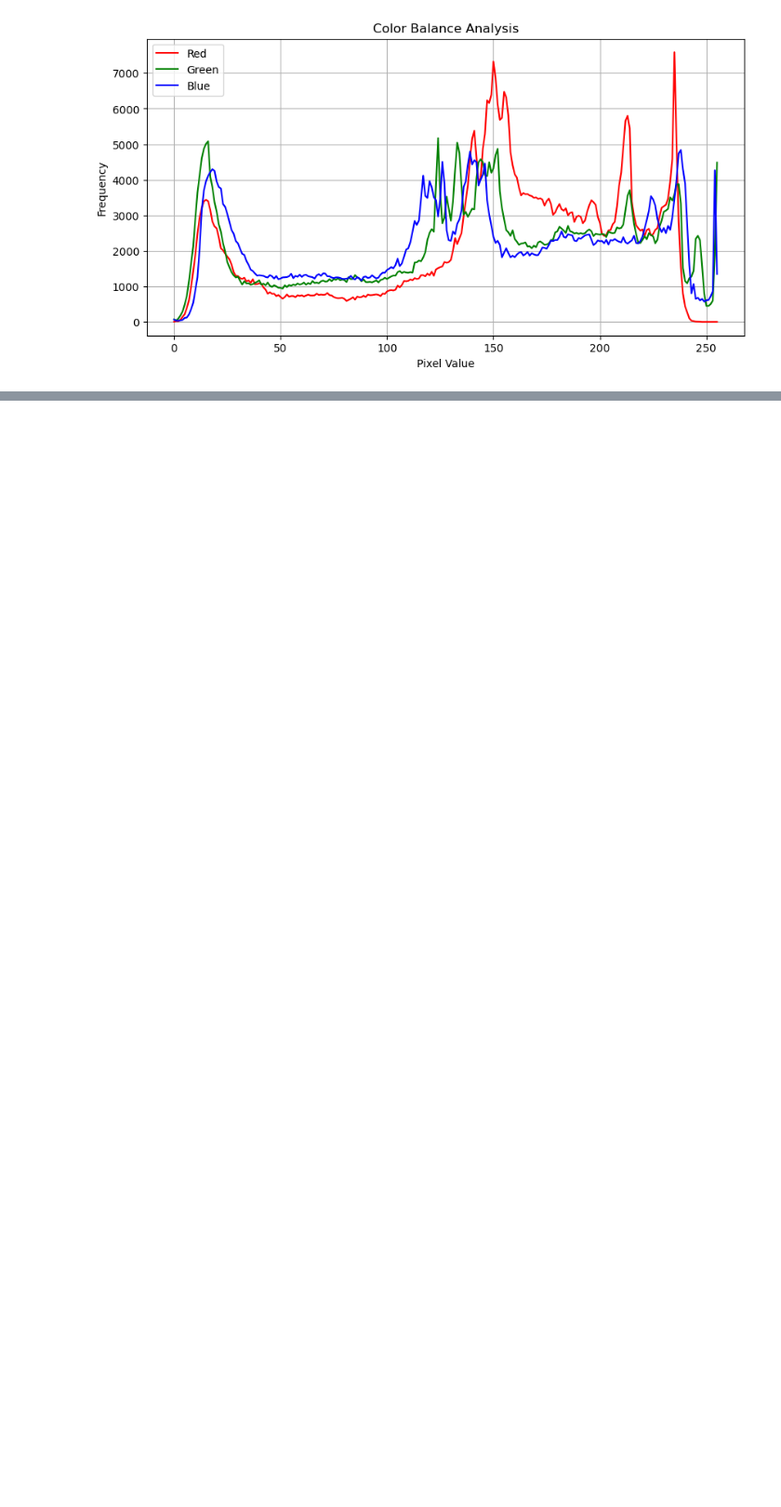
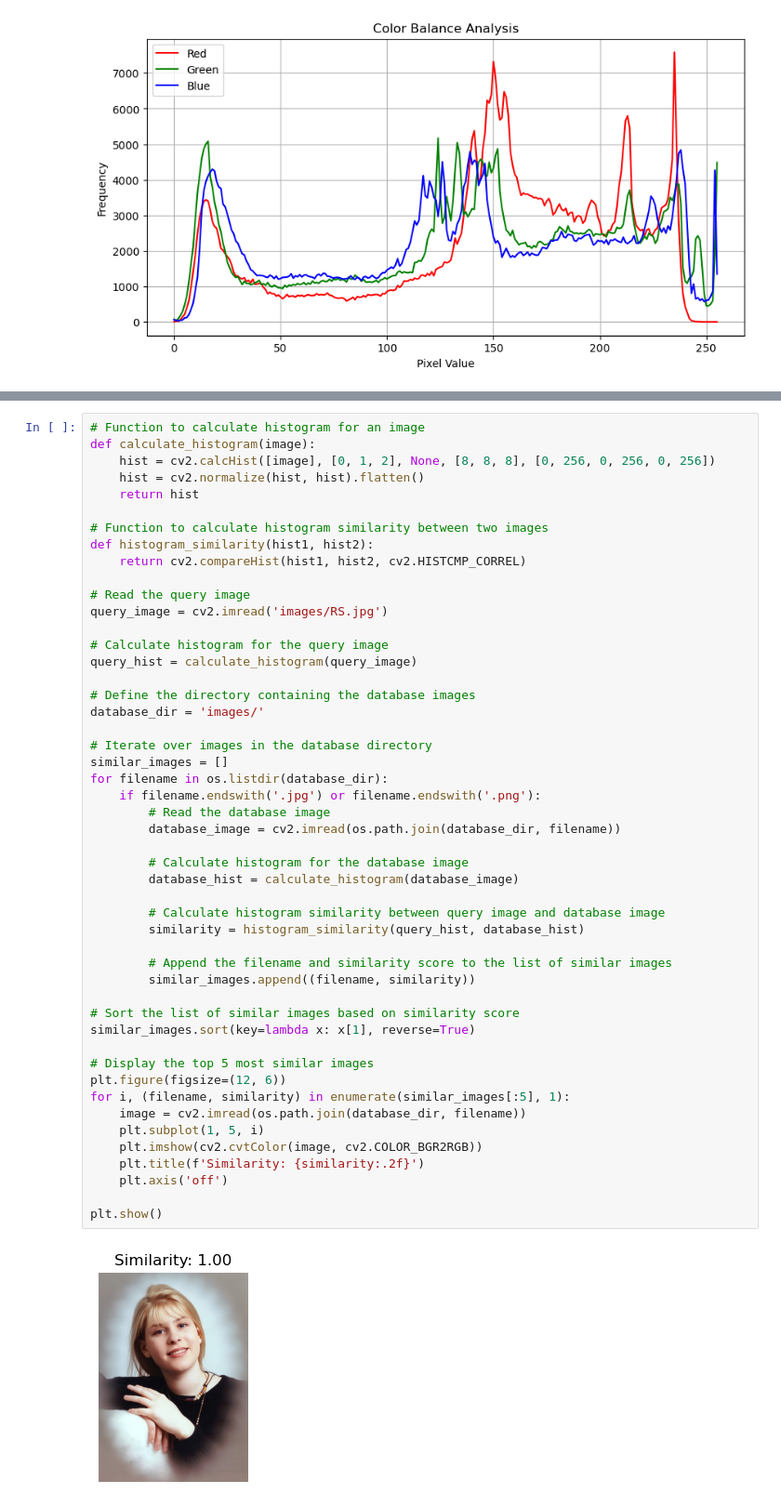
Before and after one commit to rafvrab/Experimenting_with_OpenCV, a Jupyter notebook: notebook.ipynb, the cells around one changed output, grey strips where cells are left out. Shown at 93% size. Drawn from its saved outputs; the diff is of its cells as text; blank space fills up the shorter version.

```diff
--- a/notebook.ipynb
+++ b/notebook.ipynb
@@ -349,0 +496,51 @@ plt.show()
+# %%
+# Function to calculate histogram for an image
+def calculate_histogram(image):
+    hist = cv2.calcHist([image], [0, 1, 2], None, [8, 8, 8], [0, 256, 0, 256, 0, 256])
+    hist = cv2.normalize(hist, hist).flatten()
+    return hist
+
+# Function to calculate histogram similarity between two images
+def histogram_similarity(hist1, hist2):
+    return cv2.compareHist(hist1, hist2, cv2.HISTCMP_CORREL)
+
+# Read the query image
+query_image = cv2.imread('images/RS.jpg')
+
+# Calculate histogram for the query image
+query_hist = calculate_histogram(query_image)
+
+# Define the directory containing the database images
+database_dir = 'images/'
+
+# Iterate over images in the database directory
+similar_images = []
+for filename in os.listdir(database_dir):
+    if filename.endswith('.jpg') or filename.endswith('.png'):
+        # Read the database image
+        database_image = cv2.imread(os.path.join(database_dir, filename))
+
+        # Calculate histogram for the database image
+        database_hist = calculate_histogram(database_image)
+
+        # Calculate histogram similarity between query image and database image
+        similarity = histogram_similarity(query_hist, database_hist)
+
+        # Append the filename and similarity score to the list of similar images
+        similar_images.append((filename, similarity))
+
+# Sort the list of similar images based on similarity score
+similar_images.sort(key=lambda x: x[1], reverse=True)
+
+# Display the top 5 most similar images
+plt.figure(figsize=(12, 6))
+for i, (filename, similarity) in enumerate(similar_images[:5], 1):
+    image = cv2.imread(os.path.join(database_dir, filename))
+    plt.subplot(1, 5, i)
+    plt.imshow(cv2.cvtColor(image, cv2.COLOR_BGR2RGB))
+    plt.title(f'Similarity: {similarity:.2f}')
+    plt.axis('off')
+
+plt.show()
+# %% [output]
+[figure, added]
```
Also changed, not shown: parts of 12 cells of this notebook.
